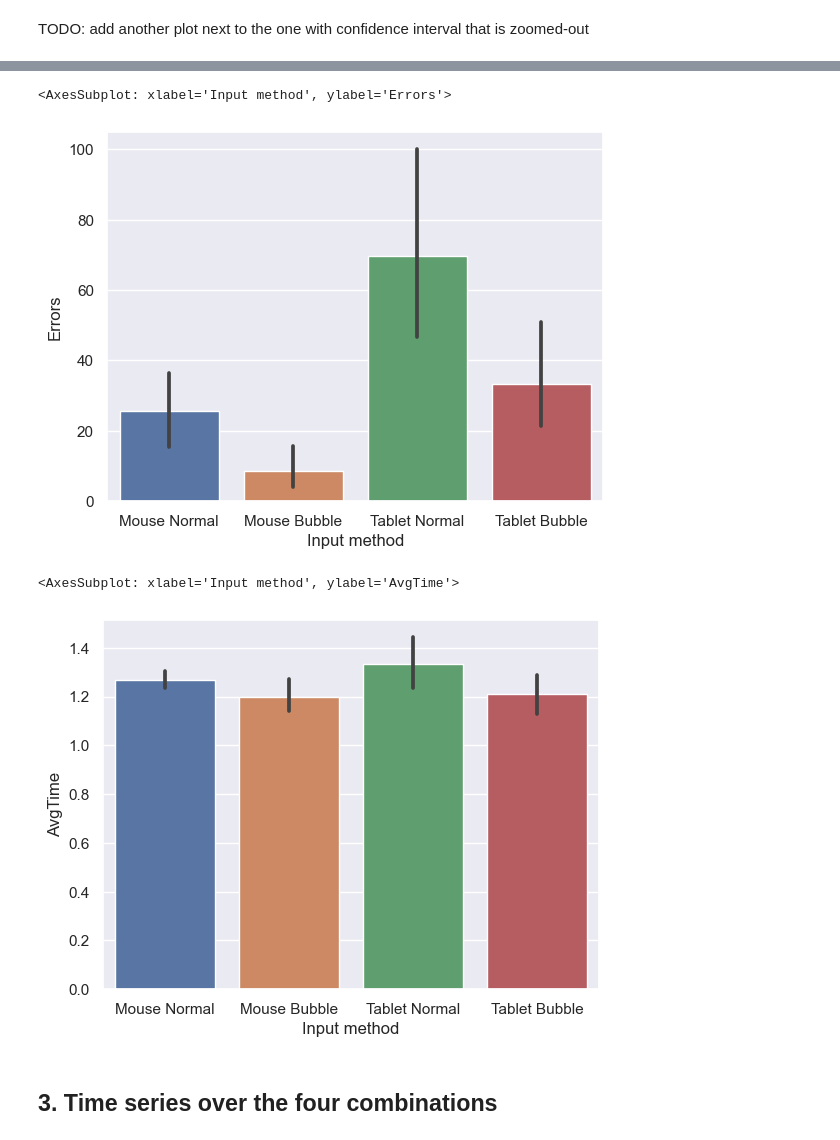
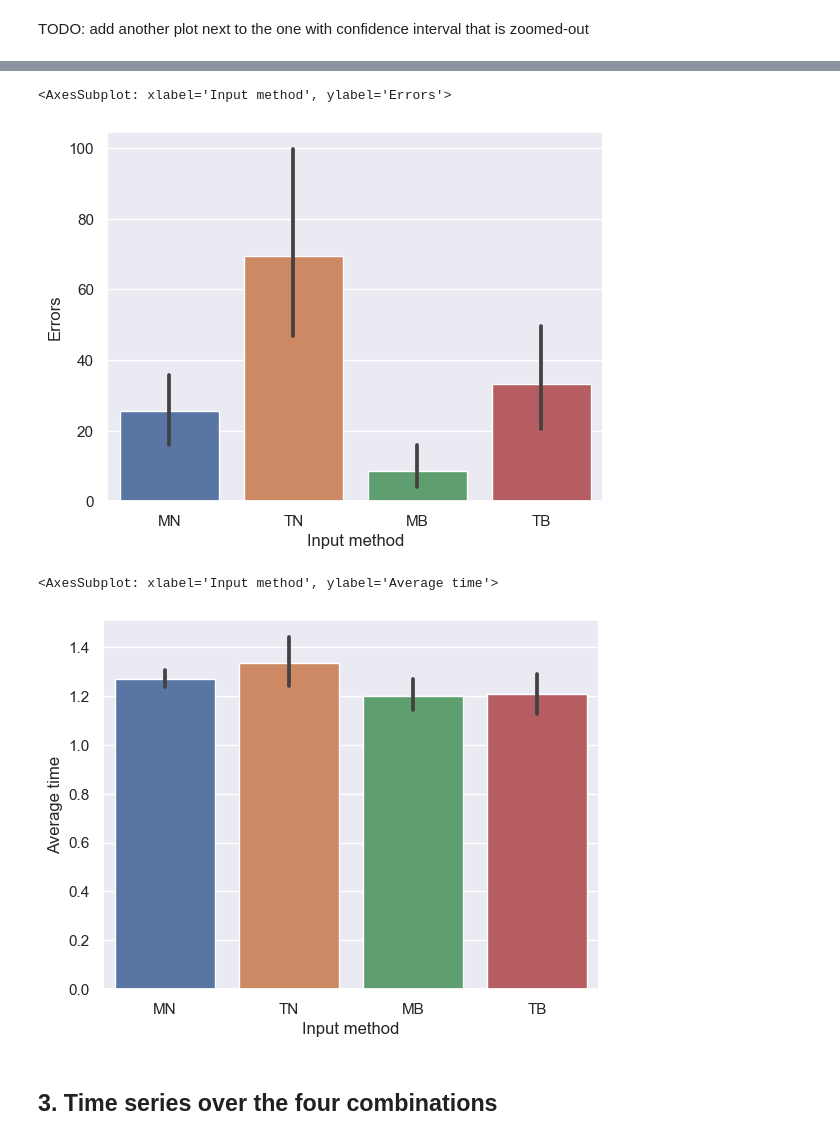
Before and after one commit to IoanaBaciu24/BubbleCursorExperiment, a Jupyter notebook: experiment_analysis.ipynb, the cells around one changed output, grey strips where cells are left out. Saved outputs shown, nothing was run; the diff lists cells and outputs as text; code cells hidden in the pictures.

Commit message:
updated legend for plot + added title + changed title name

```diff
--- a/experiment_analysis.ipynb
+++ b/experiment_analysis.ipynb
@@ -72,7 +70,7 @@ for filename in glob.glob(f'{folder_name}*.csv'):
 combined_df["ID"] = get_id_col(combined_df)
 
 # make df from table
-df = pd.DataFrame(table, columns=["Name", "Device", "Mode", "AvgTime", "Total Time", "Errors"])
+df = pd.DataFrame(table, columns=["Name", "Device", "Mode", "Average time", "Total time", "Errors"])
 # %%
 df.sort_values(by=["Name", "Device", "Mode"])
 # %% [output]
@@ -165,0 +155,10 @@ df["Input method"] = df["Device"] + " " + df["Mode"]
+# %%
+df["Input method"] = df["Device"] + " " + df["Mode"]
+transformation = {
+  'Tablet Bubble': 'TB',
+  'Tablet Normal': 'TN',
+  'Mouse Bubble': 'MB',
+  'Mouse Normal': 'MN',
+}
+df["Input method"] = df["Input method"].replace(transformation)
+df
@@ -177,15 +194,15 @@ df.groupby(["Input method"]).describe()
 4 rows × 24 columns
 # %%
-order = ["Mouse Normal", "Mouse Bubble", "Tablet Normal", "Tablet Bubble"]
+order = ["MN", "TN", "MB", "TB"]
 sns.barplot(data=df, x="Input method", y="Errors", order=order)
 # %% [output]
 <AxesSubplot: xlabel='Input method', ylabel='Errors'>
-[figure, old version]
+[figure, new version]
 # %%
-sns.barplot(data=df, x="Input method", y="AvgTime", order=order)
+sns.barplot(data=df, x="Input method", y="Average time", order=order)
 # %% [output]
-<AxesSubplot: xlabel='Input method', ylabel='AvgTime'>
+<AxesSubplot: xlabel='Input method', ylabel='Average time'>
-[figure, old version]
+[figure, new version]
 # %% [markdown]
 ## 3. Time series over the four combinations
 # %% [markdown]
```
Also changed, not shown: parts of 17 cells of this notebook.
